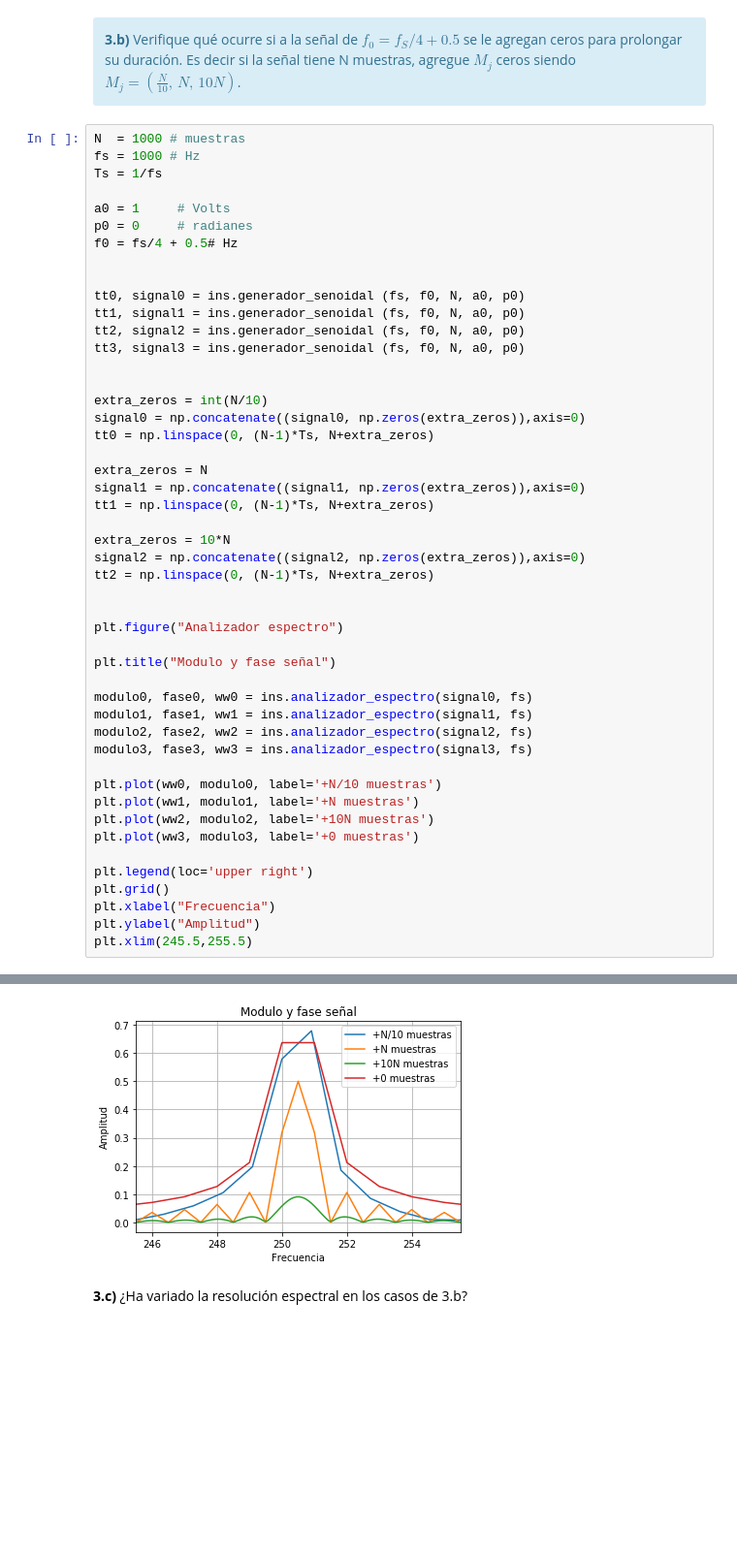
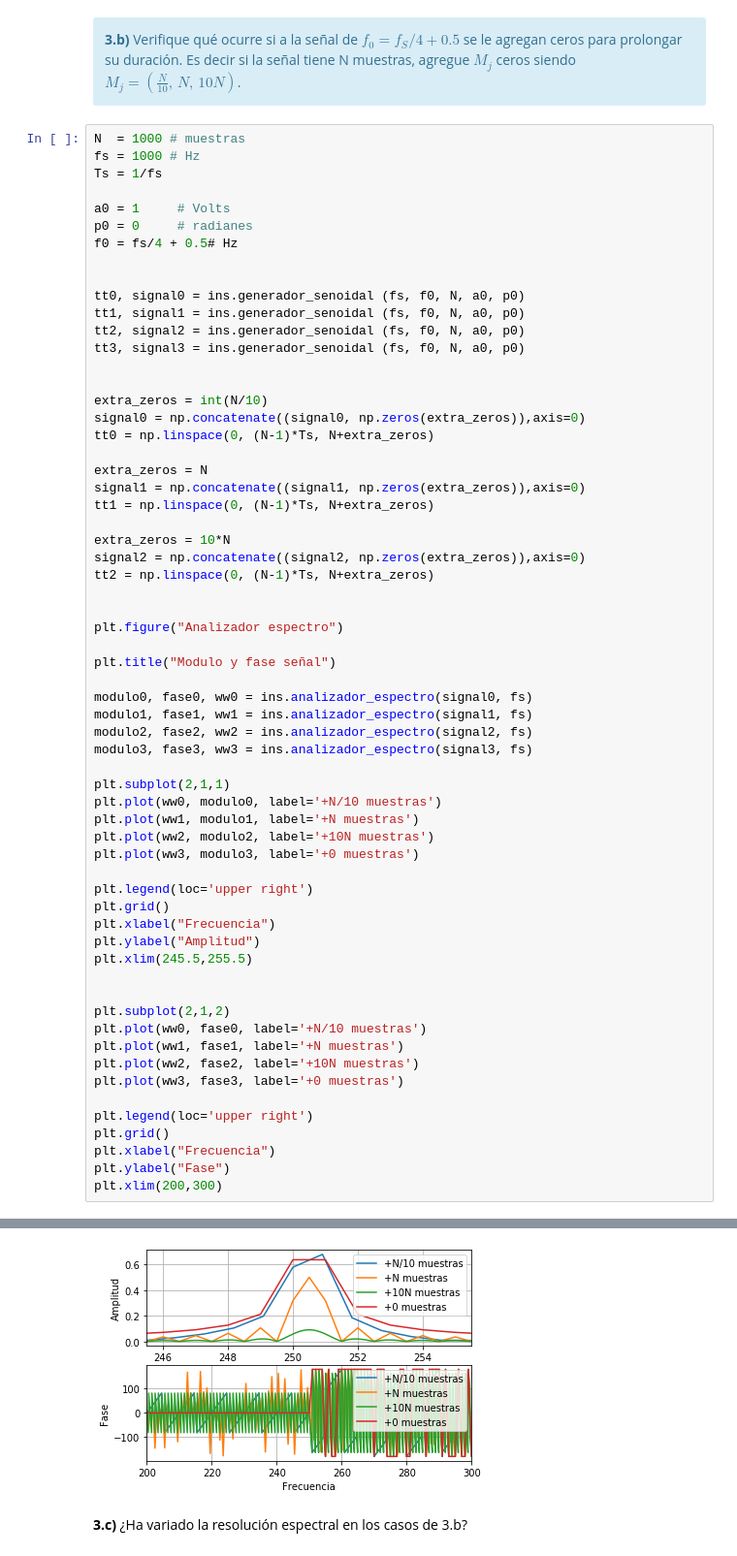
Before and after one commit to fgerce/DSP, a Jupyter notebook: TP1 - Muestreo de señales - Fourier.ipynb, the cells around one changed output, grey strips where cells are left out. Shown: that part at 97% size. Drawn from its saved outputs; the diff is of its cells as text; blank space fills up the shorter version.

```diff
--- a/TP1 - Muestreo de señales - Fourier.ipynb
+++ b/TP1 - Muestreo de señales - Fourier.ipynb
@@ -318,6 +354,7 @@ modulo1, fase1, ww1 = ins.analizador_espectro(signal1, fs)
 modulo2, fase2, ww2 = ins.analizador_espectro(signal2, fs)
 modulo3, fase3, ww3 = ins.analizador_espectro(signal3, fs)
 
+plt.subplot(2,1,1)
 plt.plot(ww0, modulo0, label='+N/10 muestras')
 plt.plot(ww1, modulo1, label='+N muestras')
 plt.plot(ww2, modulo2, label='+10N muestras')
@@ -328,4 +365,17 @@ plt.grid()
 plt.xlabel("Frecuencia")
 plt.ylabel("Amplitud")
 plt.xlim(245.5,255.5)
+
+
+plt.subplot(2,1,2)
+plt.plot(ww0, fase0, label='+N/10 muestras')
+plt.plot(ww1, fase1, label='+N muestras')
+plt.plot(ww2, fase2, label='+10N muestras')
+plt.plot(ww3, fase3, label='+0 muestras')
+
+plt.legend(loc='upper right')
+plt.grid()
+plt.xlabel("Frecuencia")
+plt.ylabel("Fase")
+plt.xlim(200,300)
 # %% [output]
@@ -333,4 +383,4 @@ plt.xlim(245.5,255.5)
-[figure, old version]
+[figure, new version]
 # %% [markdown]
 **3.c)** ¿Ha variado la resolución espectral en los casos de 3.b?
 # %% [markdown]
```
Also changed, not shown: parts of 35 cells of this notebook, 6 other files.
